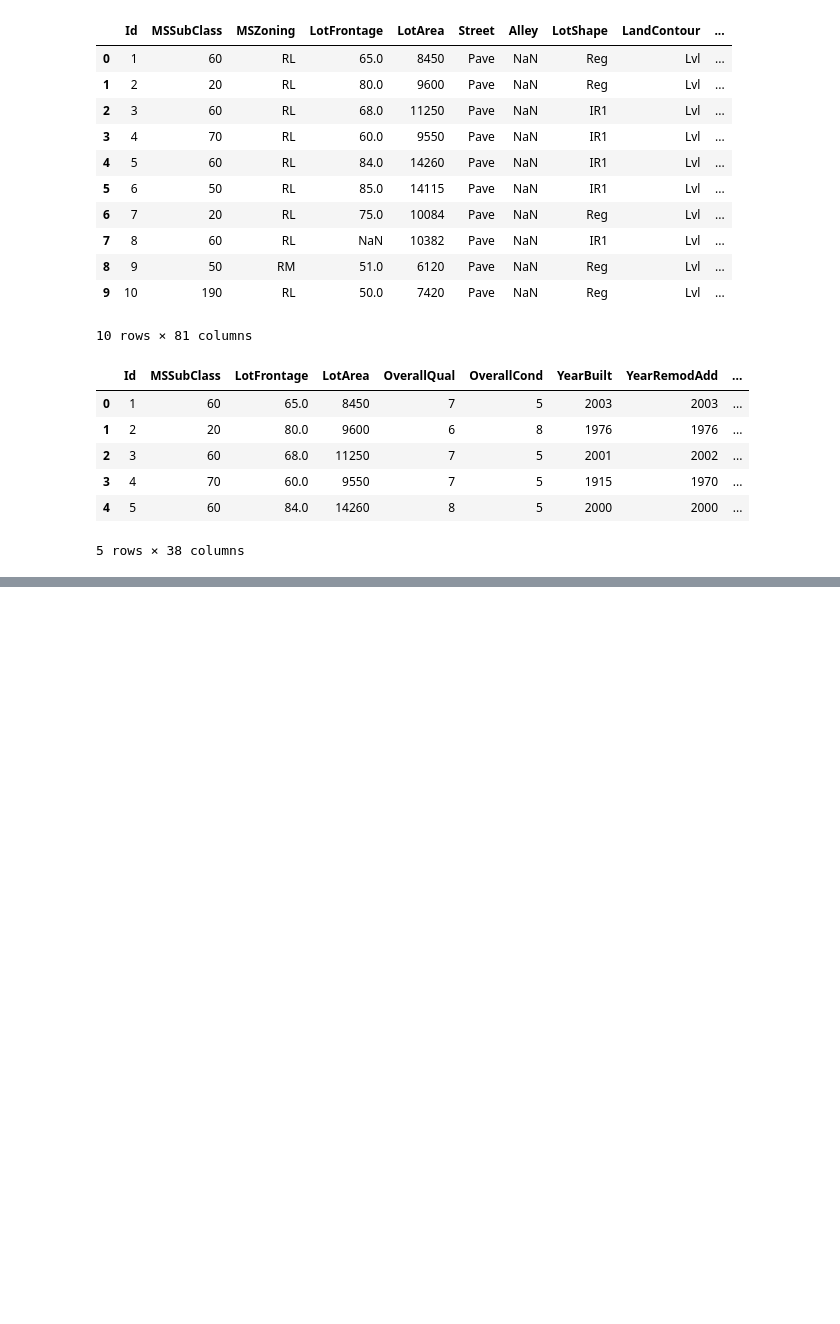
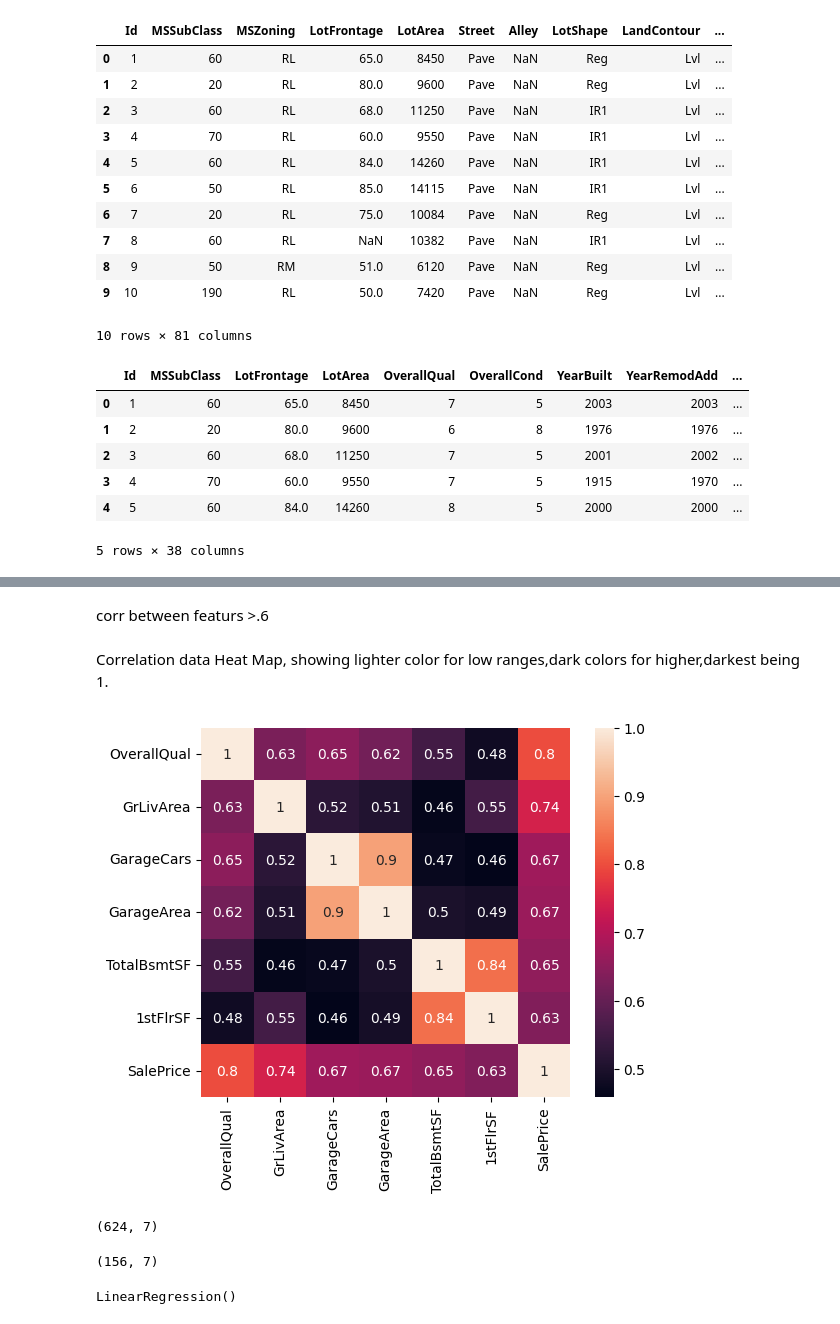
Before and after one commit to kigit2017/Houe-price-prediction, a Jupyter notebook: Linear_Regression.ipynb, the cells around one changed output, grey strips where cells are left out. Saved outputs shown, nothing was run; the diff lists cells and outputs as text; code cells hidden in the pictures; blank space fills up the shorter version.

```diff
--- a/Linear_Regression.ipynb
+++ b/Linear_Regression.ipynb
@@ -206,0 +270,5 @@ df.head()
+# %%
+columns = ['LotFrontage','GarageYrBlt','MasVnrArea','BsmtHalfBath','BsmtFullBath','GarageArea','GarageCars','TotalBsmtSF',\
+                'BsmtUnfSF','BsmtFinSF2','BsmtFinSF1']
+for column in columns:
+    df[column] = df[column].fillna(df[column].mean())
@@ -206,0 +277,6 @@ df.head()
+# %%
+df_train = df[:780]
+df_test = df[780:]
+
+df_train.shape
+df_test.shape
@@ -206,0 +322,13 @@ df.head()
+# %% [markdown]
+corr between featurs >.6
+# %%
+df_train = df_train[['OverallQual','GrLivArea','GarageCars','GarageArea','TotalBsmtSF','1stFlrSF','SalePrice']]
+df_test = df_test[['OverallQual','GrLivArea','GarageCars','GarageArea','TotalBsmtSF','1stFlrSF']]
+# %% [markdown]
+Correlation data Heat Map, showing lighter color for low ranges,dark colors for higher,darkest being 1.
+# %%
+corr = df_train.corr()
+sns.heatmap(corr,annot = True,square=True)
+plt.show()
+# %% [output]
+[figure, added]
@@ -206,0 +338,8 @@ df.head()
+# %%
+train.shape
+# %% [output]
+(624, 7)
+# %%
+val.shape
+# %% [output]
+(156, 7)
@@ -206,0 +352,7 @@ df.head()
+# %%
+from sklearn.linear_model import LinearRegression
+
+model1 = LinearRegression()
+model1.fit(train_x,train_y)
+# %% [output]
+LinearRegression()
```
Also changed, not shown: parts of 15 cells of this notebook.
